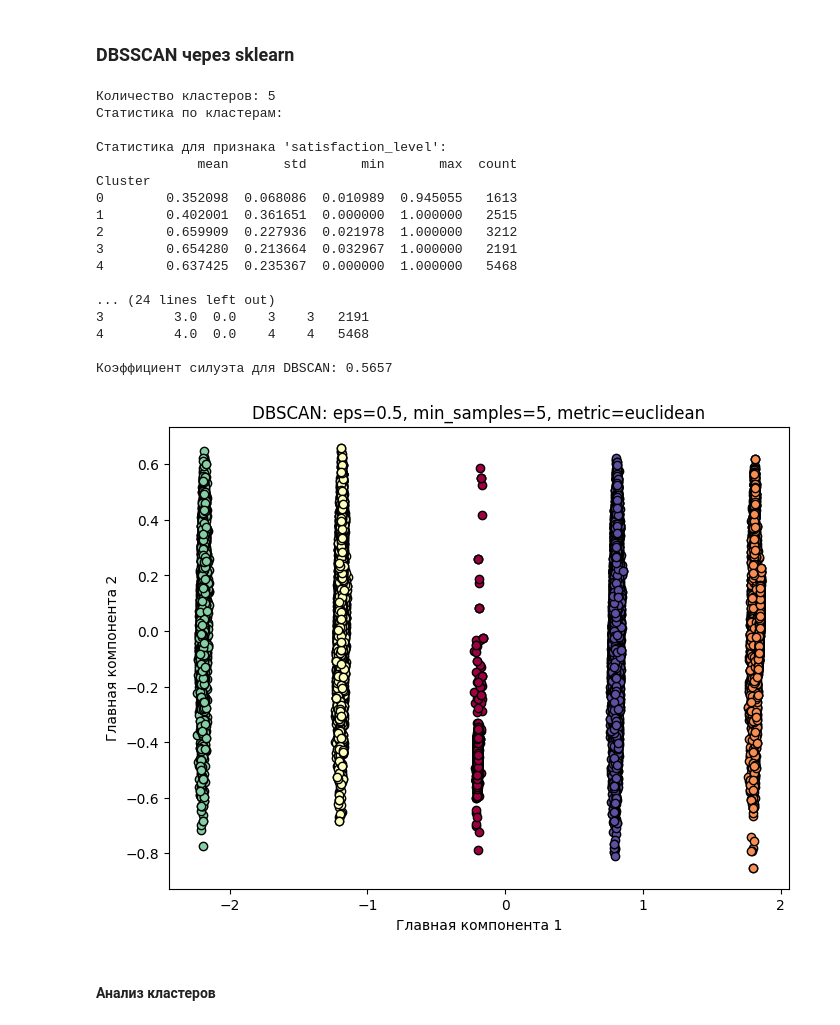
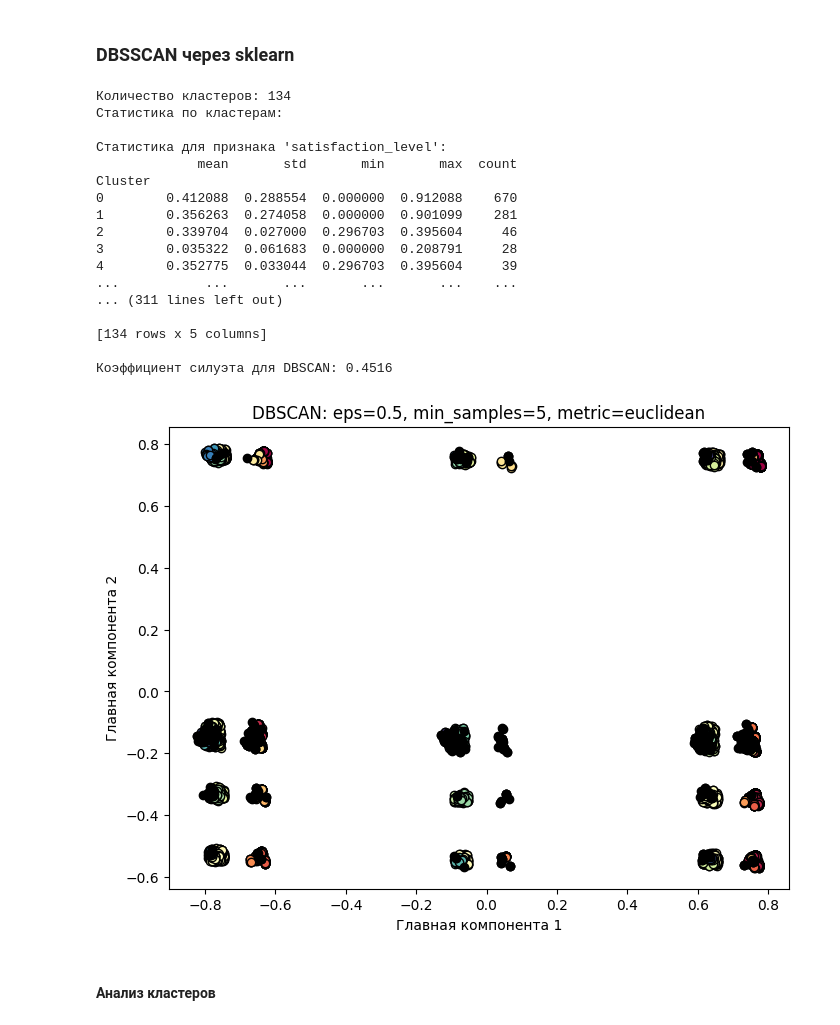
Before and after one commit to hatewxb/ml-projects, a Jupyter notebook: Практика6.ipynb, the cells around one changed output. Saved outputs shown, nothing was run; the diff lists cells and outputs as text; code cells hidden in the pictures.

```diff
--- a/Практика6.ipynb
+++ b/Практика6.ipynb
@@ -63,17 +47,11 @@ df
 # %% [markdown]
 ### Преобразование категориальных фич
-# %%
-df['time_spend_company'] = df['time_spend_company'].astype('category')
-df['Work_accident'] = df['Work_accident'].astype('category')
-df['promotion_last_5years'] = df['promotion_last_5years'].astype('category')
-df['department'] = df['department'].astype('category')
-df['salary'] = df['salary'].astype('category')
-df['left'] = df['left'].astype('category')
-df['number_project'] = df['number_project'].astype('category')
-# Создаем копию данных
-category_columns: list[str] = df.select_dtypes(include=['category']).columns
-
-# Применяем One-Hot Encoding
-df = pd.get_dummies(df, columns=category_columns, drop_first=True)
+# %%
+# Создаем копию данных
+category_columns: list[str] = df.select_dtypes(include=['object']).columns # собираем колонки помеченные как objects
+
+# Применяем One-Hot Encoding
+df = pd.get_dummies(df, columns=category_columns, drop_first=True)
+df.average_montly_hours = df.average_montly_hours.astype(int)
 # %% [markdown]
 ### Преобразование непрерывных фич
@@ -264,7 +218,7 @@ from sklearn.cluster import KMeans
 from sklearn.metrics import silhouette_score
 
 # Определяем количество кластеров k
-k = 5  # Вы можете изменить это значение в соответствии с вашими данными
+k = 3  # Вы можете изменить это значение в соответствии с вашими данными
 
 # Создаем и обучаем модель KMeans
 kmeans = KMeans(n_clusters=k, random_state=42)
@@ -272,19 +226,19 @@ labels = kmeans.fit_predict(df)
 centroids = kmeans.cluster_centers_
 
 # Добавляем метки кластеров в исходный DataFrame
-df_k_means = numer
+df_k_means = df.copy()
 df_k_means['Cluster'] = labels
 
 # Вывод статистики по кластерам для каждого признака
 print("Статистика по кластерам:")
-for column in numer.columns:
+for column in df.columns:
     print(f"\nСтатистика для признака '{column}':")
     cluster_stats = df_k_means.groupby('Cluster')[column].agg(['mean', 'std', 'min', 'max'])
     print(cluster_stats)
 
 # Вычисление коэффициента силуэта
 if k > 1:
-    silhouette_avg = silhouette_score(numer, labels)
+    silhouette_avg = silhouette_score(df, labels)
     print(f"\nКоэффициент силуэта для k={k}: {silhouette_avg:.4f}")
 else:
     print("\nКоэффициент силуэта не определен для k=1")
@@ -449,10 +379,10 @@ metric = 'euclidean'
 
 # Обучение модели DBSCAN
 db = DBSCAN(eps=eps, min_samples=min_samples, metric=metric)
-labels = db.fit_predict(numer)
+labels = db.fit_predict(df)
 
 # Добавляем метки кластеров в DataFrame
-df_dbscan = numer.copy()
+df_dbscan = df.copy()
 df_dbscan['Cluster'] = labels
 
 # Количество кластеров (исключая шум)
@@ -461,14 +391,14 @@ print(f"Количество кластеров: {n_clusters_}")
 
 # Вывод статистики по кластерам
 print("Статистика по кластерам:")
-for column in numer.columns:
+for column in df.columns:
     print(f"\nСтатистика для признака '{column}':")
     cluster_stats = df_dbscan[df_dbscan['Cluster'] != -1].groupby('Cluster')[column].agg(['mean', 'std', 'min', 'max', 'count'])
     print(cluster_stats)
 
 # Вычисление коэффициента силуэта
 if n_clusters_ > 1:
-    silhouette_avg = silhouette_score(numer[df_dbscan['Cluster'] != -1], labels[df_dbscan['Cluster'] != -1])
+    silhouette_avg = silhouette_score(df[df_dbscan['Cluster'] != -1], labels[df_dbscan['Cluster'] != -1])
     print(f"\nКоэффициент силуэта для DBSCAN: {silhouette_avg:.4f}")
 else:
     print("\nКоэффициент силуэта не определен, так как найден один кластер или данные являются шумом.")
@@ -477,46 +407,46 @@ else:
 # Визуализация результатов (с использованием PCA для снижения размерности)
 from sklearn.decomposition import PCA
 pca = PCA(n_components=2)
-principal_components = pca.fit_transform(numer)
+principal_components = pca.fit_transform(df)
 df_pca = pd.DataFrame(data=principal_components, columns=['PC1', 'PC2'])
 df_pca['Cluster'] = labels
 
 plt.figure(figsize=(8, 6))
 unique_labels = set(labels)
 colors = [plt.cm.Spectral(each) for each in np.linspace(0, 1, len(unique_labels))]
 
 for k, col in zip(unique_labels, colors):
     class_member_mask = (labels == k)
     if k == -1:
         # Черный цвет для шума
         col = [0, 0, 0, 1]
     plt.plot(df_pca.loc[class_member_mask, 'PC1'],
              df_pca.loc[class_member_mask, 'PC2'],
              'o', markerfacecolor=tuple(col),
              markeredgecolor='k', markersize=6)
 
 plt.title(f'DBSCAN: eps={eps}, min_samples={min_samples}, metric={metric}')
 plt.xlabel('Главная компонента 1')
 plt.ylabel('Главная компонента 2')
 plt.show()
 # %% [output]
-Количество кластеров: 5
+Количество кластеров: 134
 Статистика по кластерам:
 
 Статистика для признака 'satisfaction_level':
              mean       std       min       max  count
 Cluster
-0        0.352098  0.068086  0.010989  0.945055   1613
-1        0.402001  0.361651  0.000000  1.000000   2515
-2        0.659909  0.227936  0.021978  1.000000   3212
-3        0.654280  0.213664  0.032967  1.000000   2191
-4        0.637425  0.235367  0.000000  1.000000   5468
+0        0.412088  0.288554  0.000000  0.912088    670
+1        0.356263  0.274058  0.000000  0.901099    281
+2        0.339704  0.027000  0.296703  0.395604     46
+3        0.035322  0.061683  0.000000  0.208791     28
+4        0.352775  0.033044  0.296703  0.395604     39
+...           ...       ...       ...       ...    ...
+... (311 lines left out)
 
-... (24 lines left out)
-3         3.0  0.0    3    3   2191
-4         4.0  0.0    4    4   5468
+[134 rows x 5 columns]
 
-Коэффициент силуэта для DBSCAN: 0.5657
+Коэффициент силуэта для DBSCAN: 0.4516
-[figure, old version]
+[figure, new version]
 # %% [markdown]
 #### **Анализ кластеров**
```
Also changed, not shown: parts of 21 cells of this notebook.
